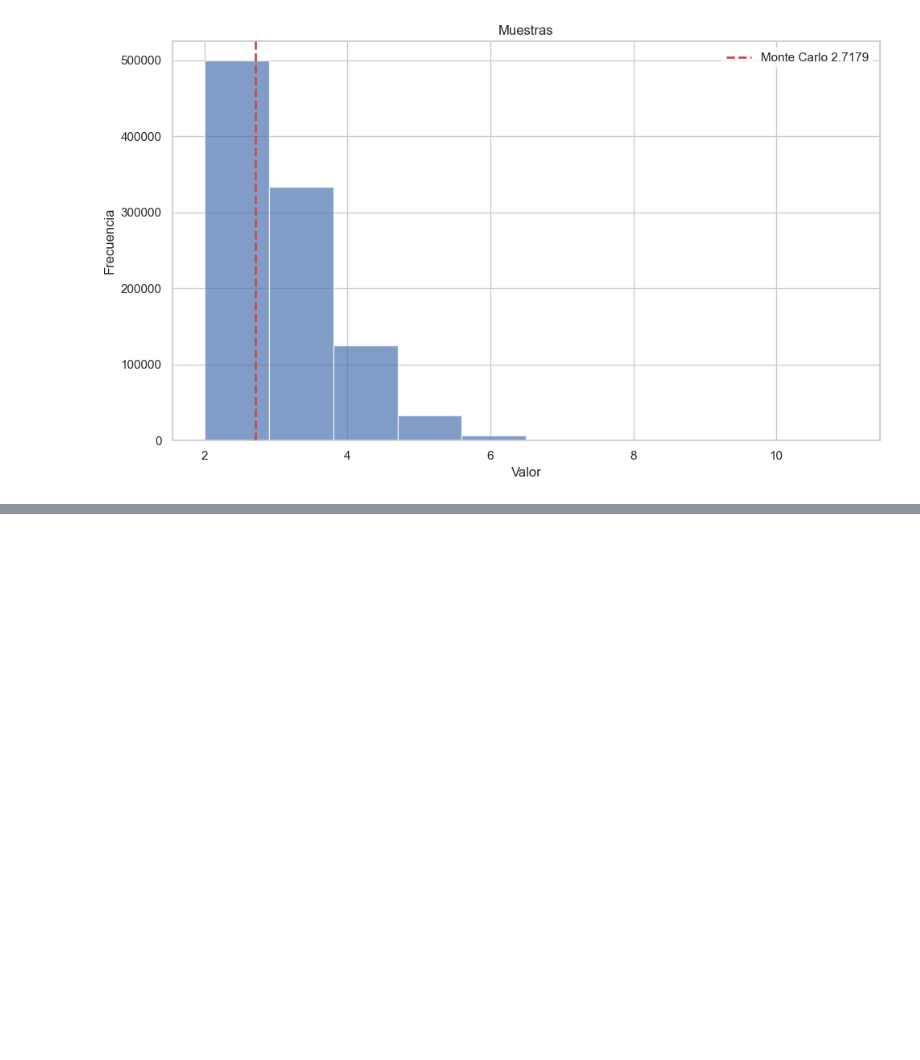
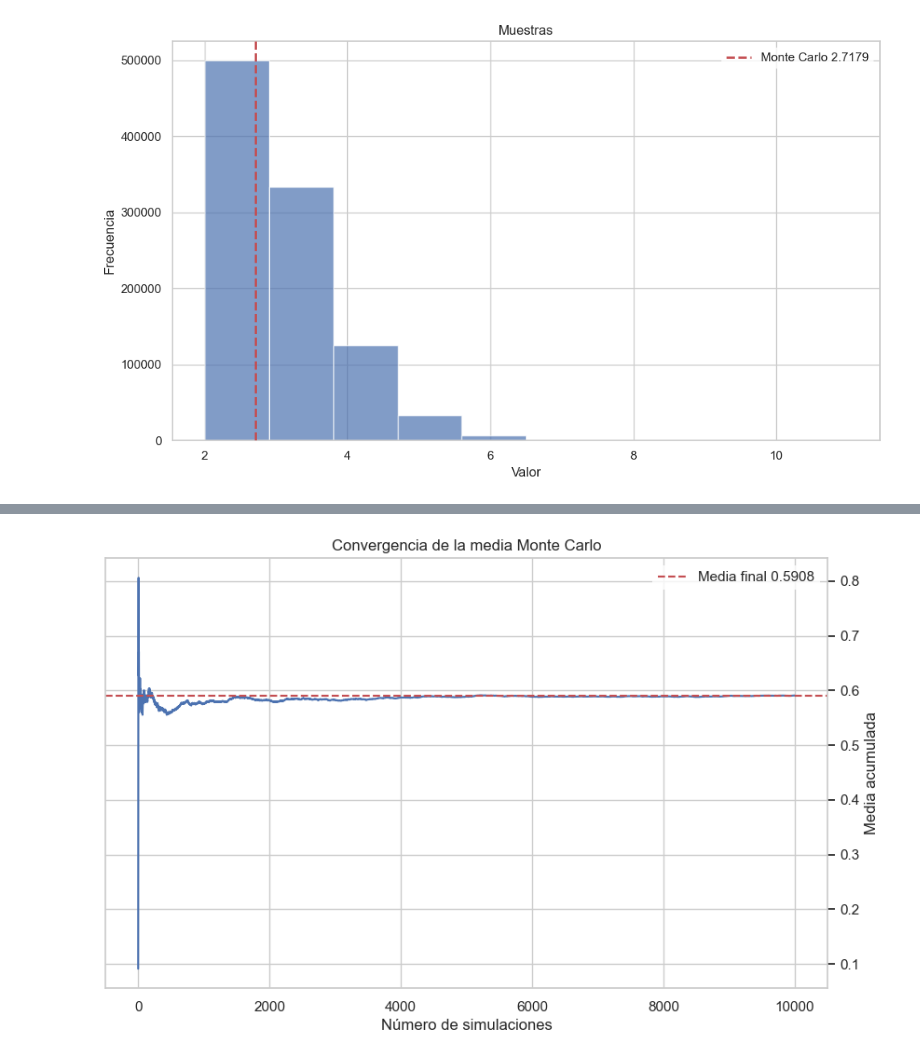
Before and after one commit to heritaco/Simulacion-Estocastica, a Jupyter notebook: 01_generacion_variables_aleatorias/01_numeros_aleatorios/actividad/notebook.ipynb, the cells around one changed output, grey strips where cells are left out. Saved outputs shown, nothing was run; the diff lists cells and outputs as text; code cells hidden in the pictures; blank space fills up the shorter version.

```diff
--- a/01_generacion_variables_aleatorias/01_numeros_aleatorios/actividad/notebook.ipynb
+++ b/01_generacion_variables_aleatorias/01_numeros_aleatorios/actividad/notebook.ipynb
@@ -486,0 +564,4 @@ histograma(muestras, montecarlo, bins=10)
+# %%
+tlc(muestras)
+# %% [output]
+[figure, added]
```
Also changed, not shown: parts of 41 cells of this notebook.
